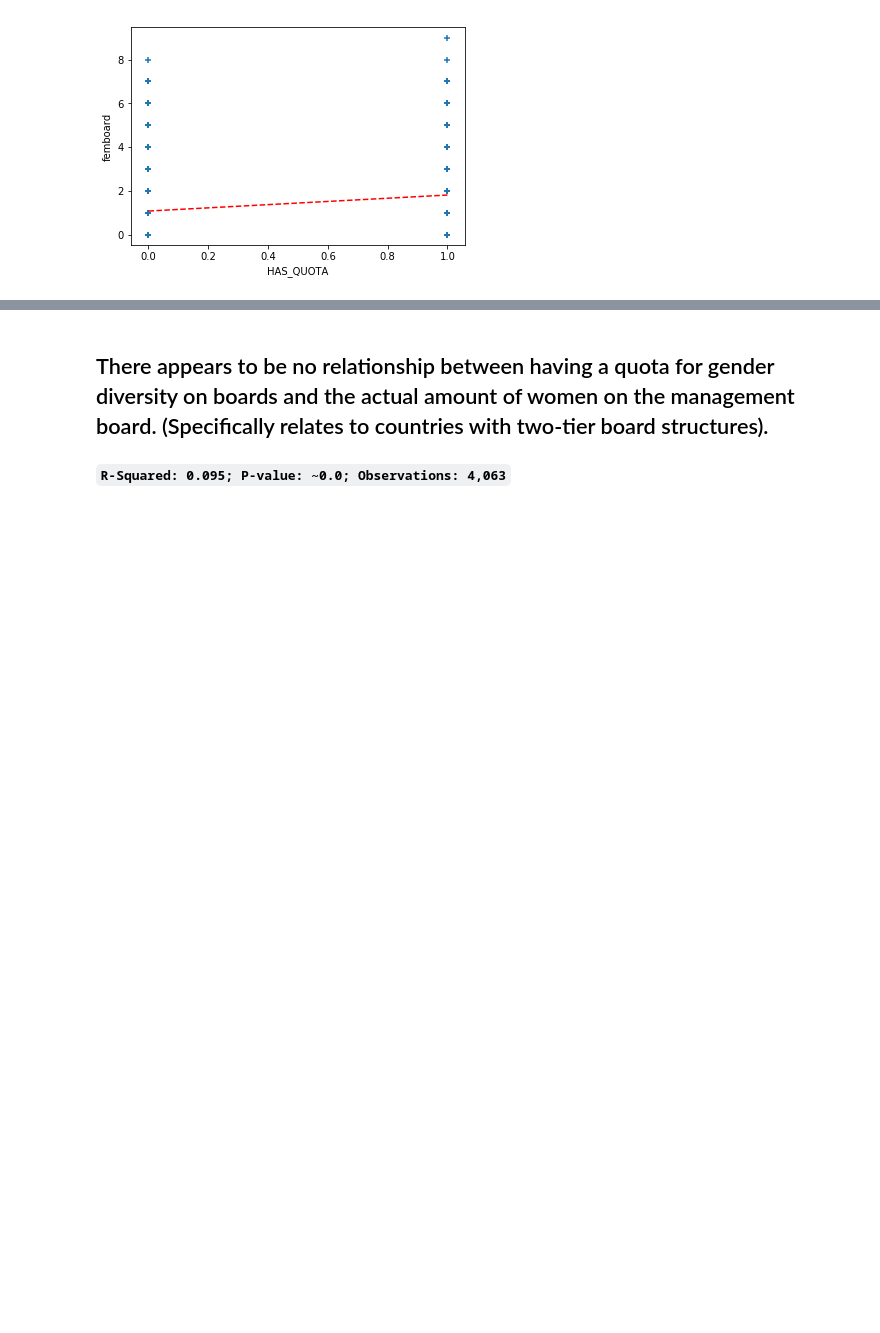
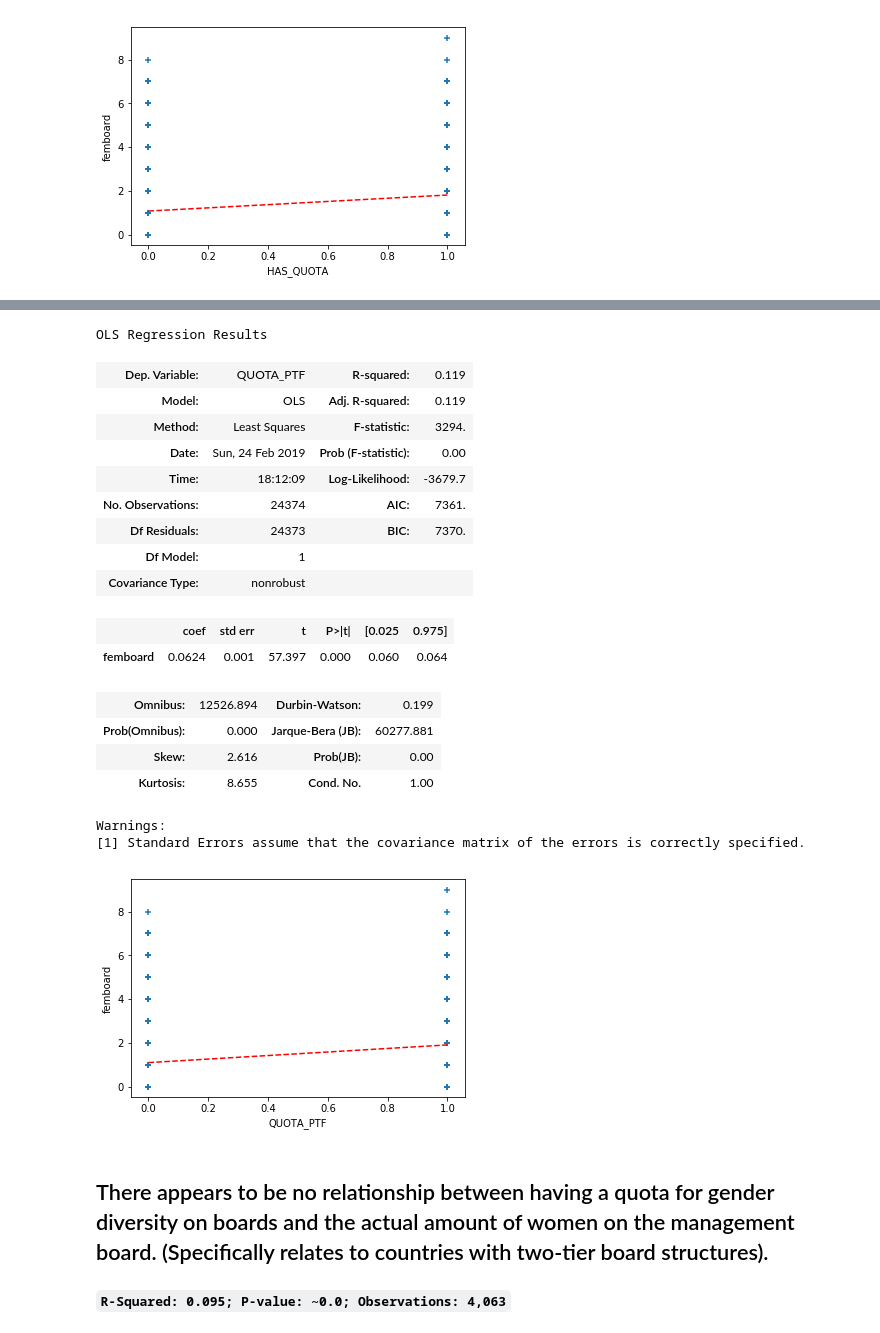
Before and after one commit to etokrug/GroupProject, a Jupyter notebook: GroupProject.ipynb, the cells around one changed output, grey strips where cells are left out. Cells and saved outputs as stored; diff of their text form; code cells hidden in the pictures; blank space fills up the shorter version.

```diff
--- a/GroupProject.ipynb
+++ b/GroupProject.ipynb
@@ -349,3 +355,44 @@ Warnings:
+# %%
+df_quota_w_fem = df_main[['QUOTA_PTF', 'femboard']].copy()
+df_quota_w_fem['QUOTA_PTF'] = df_quota_w_fem['QUOTA_PTF'].apply(to_integer)
+df_quota_w_fem['femboard'] = df_quota_w_fem['femboard'].apply(to_integer)
+
+plt.scatter(df_quota_w_fem['QUOTA_PTF'], df_quota_w_fem['femboard'], marker="+")
+plt.plot([0, 1], [np.mean(df_quota_w_fem.loc[df_quota_w_fem['QUOTA_PTF'] == 0, 'femboard']),
+                  np.mean(df_quota_w_fem.loc[df_quota_w_fem['QUOTA_PTF'] == 1, 'femboard'])], 'r--')
+plt.ylabel("femboard")
+plt.xlabel("QUOTA_PTF")
+
+
+
+df_quota_w_fem = df_quota_w_fem.dropna()
+
+x = df_quota_w_fem['QUOTA_PTF']
+y = df_quota_w_fem['femboard']
+
+model = sm.OLS(y, x).fit()
+
+model.summary()
+# %% [output]
+OLS Regression Results
+| Dep. Variable: | QUOTA_PTF | R-squared: | 0.119 |
+| Model: | OLS | Adj. R-squared: | 0.119 |
+| Method: | Least Squares | F-statistic: | 3294. |
+| Date: | Sun, 24 Feb 2019 | Prob (F-statistic): | 0.00 |
+| Time: | 18:12:09 | Log-Likelihood: | -3679.7 |
+| No. Observations: | 24374 | AIC: | 7361. |
+| Df Residuals: | 24373 | BIC: | 7370. |
+| Df Model: | 1 |  |  |
+| Covariance Type: | nonrobust |  |  |
+|  | coef | std err | t | P>|t| | [0.025 | 0.975] |
+| femboard | 0.0624 | 0.001 | 57.397 | 0.000 | 0.060 | 0.064 |
+| Omnibus: | 12526.894 | Durbin-Watson: | 0.199 |
+| Prob(Omnibus): | 0.000 | Jarque-Bera (JB): | 60277.881 |
+| Skew: | 2.616 | Prob(JB): | 0.00 |
+| Kurtosis: | 8.655 | Cond. No. | 1.00 |
+Warnings:
+[1] Standard Errors assume that the covariance matrix of the errors is correctly specified.
+[figure, added]
 # %% [markdown]
 ## There appears to be no relationship between having a quota for gender diversity on boards and the actual amount of women on the management board. (Specifically relates to countries with two-tier board structures).
 
```
Also changed, not shown: parts of 10 cells of this notebook.
